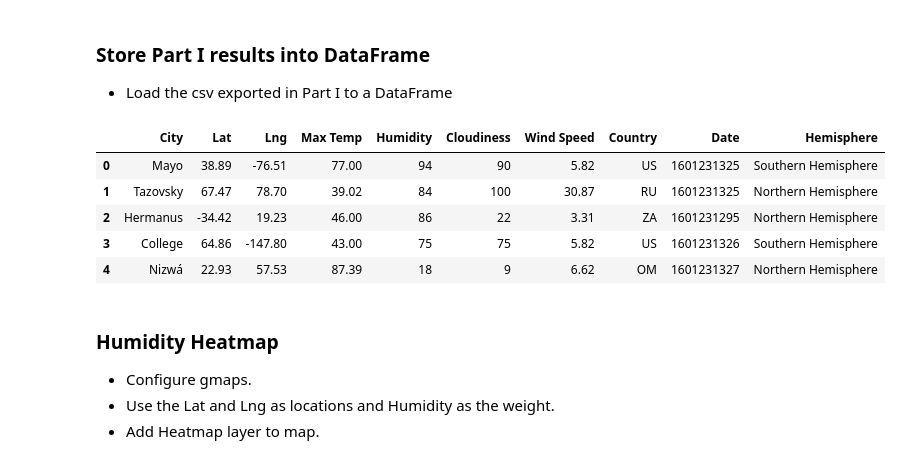
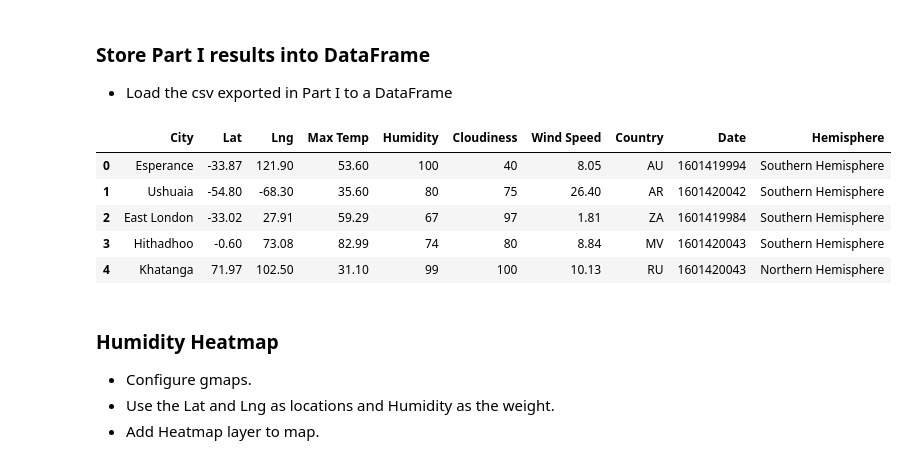
Before and after one commit to jbski/python-api-challenge, a Jupyter notebook: VacationPy/VacationPy.ipynb, the cells around one changed output. Saved outputs shown, nothing was run; the diff lists cells and outputs as text; code cells hidden in the pictures.

```diff
--- a/VacationPy/VacationPy.ipynb
+++ b/VacationPy/VacationPy.ipynb
@@ -15,16 +15,16 @@ from pprint import pprint
 ### Store Part I results into DataFrame
 * Load the csv exported in Part I to a DataFrame
 # %%
-city_weather_data = pd.read_csv("../WeatherPy/Clean City Data.csv")
+city_weather_data = pd.read_csv("../WeatherPy/Output_Data/Clean City Data.csv")
 city_weather_df = pd.DataFrame(city_weather_data)
 city_weather_df.head()
 # %% [output]
 |  | City | Lat | Lng | Max Temp | Humidity | Cloudiness | Wind Speed | Country | Date | Hemisphere |
-| 0 | Mayo | 38.89 | -76.51 | 77.00 | 94 | 90 | 5.82 | US | 1601231325 | Southern Hemisphere |
-| 1 | Tazovsky | 67.47 | 78.70 | 39.02 | 84 | 100 | 30.87 | RU | 1601231325 | Northern Hemisphere |
-| 2 | Hermanus | -34.42 | 19.23 | 46.00 | 86 | 22 | 3.31 | ZA | 1601231295 | Northern Hemisphere |
-| 3 | College | 64.86 | -147.80 | 43.00 | 75 | 75 | 5.82 | US | 1601231326 | Southern Hemisphere |
-| 4 | Nizwá | 22.93 | 57.53 | 87.39 | 18 | 9 | 6.62 | OM | 1601231327 | Northern Hemisphere |
+| 0 | Esperance | -33.87 | 121.90 | 53.60 | 100 | 40 | 8.05 | AU | 1601419994 | Southern Hemisphere |
+| 1 | Ushuaia | -54.80 | -68.30 | 35.60 | 80 | 75 | 26.40 | AR | 1601420042 | Southern Hemisphere |
+| 2 | East London | -33.02 | 27.91 | 59.29 | 67 | 97 | 1.81 | ZA | 1601419984 | Southern Hemisphere |
+| 3 | Hithadhoo | -0.60 | 73.08 | 82.99 | 74 | 80 | 8.84 | MV | 1601420043 | Southern Hemisphere |
+| 4 | Khatanga | 71.97 | 102.50 | 31.10 | 99 | 100 | 10.13 | RU | 1601420043 | Northern Hemisphere |
 # %% [markdown]
 ### Humidity Heatmap
 * Configure gmaps.
```
Also changed, not shown: parts of 6 cells of this notebook, 18 other files.
